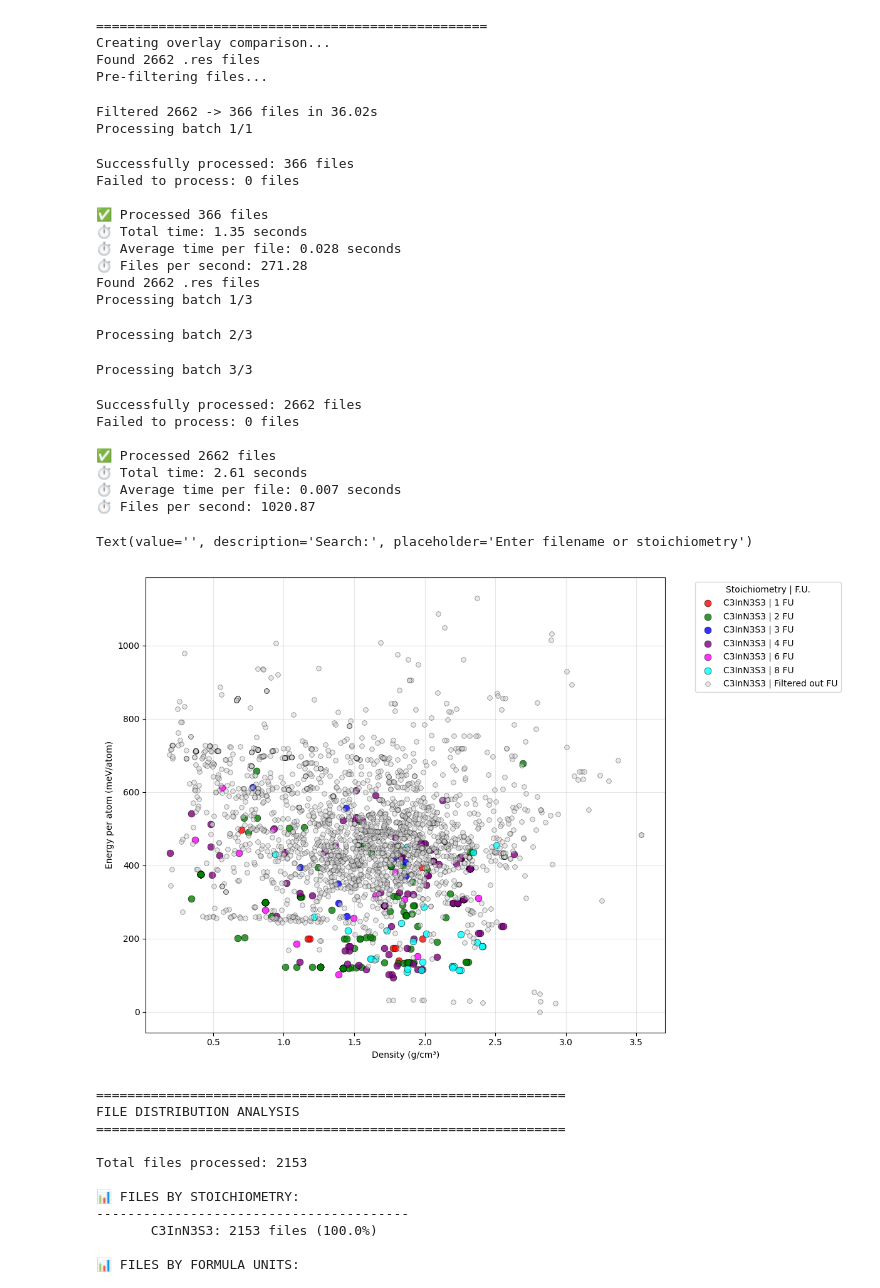
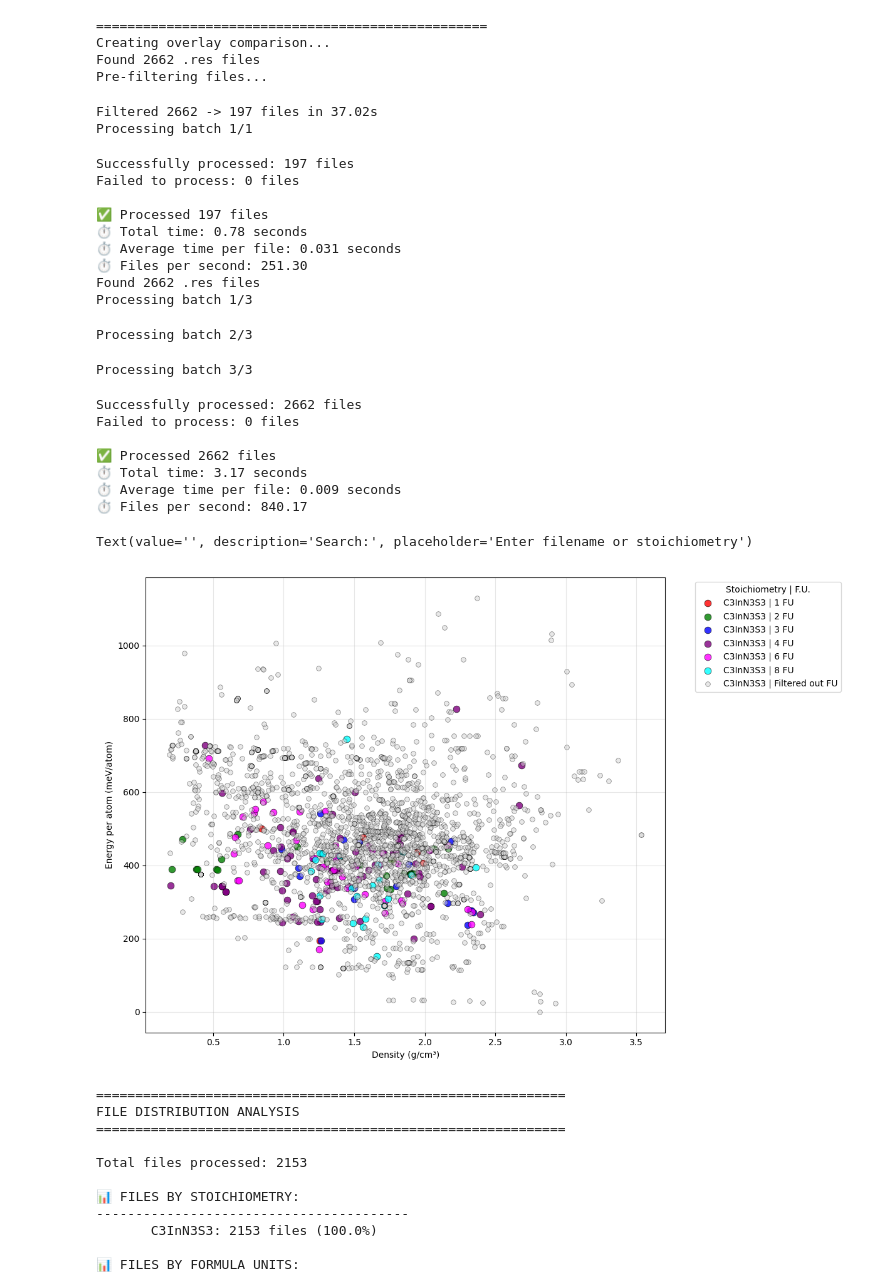
Before and after one commit to Miles-Stevens/CASTEP-Energy-density-graph-, a Jupyter notebook: Energy density graphs - res edition.ipynb, the cells around one changed output. Cells and saved outputs as stored; diff of their text form; code cells hidden in the pictures.

```diff
--- a/Energy density graphs - res edition.ipynb
+++ b/Energy density graphs - res edition.ipynb
@@ -1337,60 +1353,60 @@ def plot_overlay_comparison(folder_path, config_filtered, config_unfiltered):
 config_with_filters = Config()
 config_with_filters.relative_energies_on = False
 config_with_filters.apply_cyanurate_filter =  True # Enable filters
-config_with_filters.apply_octahedral_filter = True
-config_with_filters.apply_tetrahedral_filter = False
-config_with_filters.apply_layer_filter = False
-config_with_filters.apply_chain_filter = False
+config_with_filters.apply_keep_octahedral = False
+config_with_filters.apply_keep_tetrahedral = True
+config_with_filters.apply_keep_layer = False
+config_with_filters.apply_keep_chain = False
 config_with_filters.do_low_energy_file = False
 
 config_without_filters = Config()
 config_without_filters.relative_energies_on = False
 config_without_filters.apply_cyanurate_filter = False  # Disable filters
-config_without_filters.apply_octahedral_filter = False
-config_without_filters.apply_tetrahedral_filter = False
-config_without_filters.apply_layer_filter = False
-config_without_filters.apply_chain_filter = False
+config_without_filters.apply_keep_octahedral = False
+config_without_filters.apply_keep_tetrahedral = False
+config_without_filters.apply_keep_layer = False
+config_without_filters.apply_keep_chain = False
 config_without_filters.do_low_energy_file = False
 
 # Your folder path
 folder_path = r"C:\\Users\\Miles\\Documents\\Summer research\\computing\\Big energy density graph\\In[NCS]3"
 
 # Create side-by-side comparison
 #print("Creating side-by-side comparison...")
 #plot_filtered_vs_unfiltered_comparison(folder_path, config_with_filters, config_without_filters)
 
 print("\n" + "="*50)
 
 # Create overlay comparison
 print("Creating overlay comparison...")
 plot_overlay_comparison(folder_path, config_with_filters, config_without_filters)
 # %% [output]
 ==================================================
 Creating overlay comparison...
 Found 2662 .res files
 Pre-filtering files...
-Filtered 2662 -> 366 files in 36.02s
+Filtered 2662 -> 197 files in 37.02s
 Processing batch 1/1
-Successfully processed: 366 files
+Successfully processed: 197 files
 Failed to process: 0 files
 
-✅ Processed 366 files
-⏱️ Total time: 1.35 seconds
-⏱️ Average time per file: 0.028 seconds
-⏱️ Files per second: 271.28
+✅ Processed 197 files
+⏱️ Total time: 0.78 seconds
+⏱️ Average time per file: 0.031 seconds
+⏱️ Files per second: 251.30
 Found 2662 .res files
 Processing batch 1/3
 Processing batch 2/3
 Processing batch 3/3
 Successfully processed: 2662 files
 Failed to process: 0 files
 
 ✅ Processed 2662 files
-⏱️ Total time: 2.61 seconds
-⏱️ Average time per file: 0.007 seconds
-⏱️ Files per second: 1020.87
+⏱️ Total time: 3.17 seconds
+⏱️ Average time per file: 0.009 seconds
+⏱️ Files per second: 840.17
 Text(value='', description='Search:', placeholder='Enter filename or stoichiometry')
-[figure, old version]
+[figure, new version]
 # %%
 import matplotlib.pyplot as plt
 plt.close('all')  # Close all plots to free memory
```
Also changed, not shown: parts of 2 cells of this notebook.
